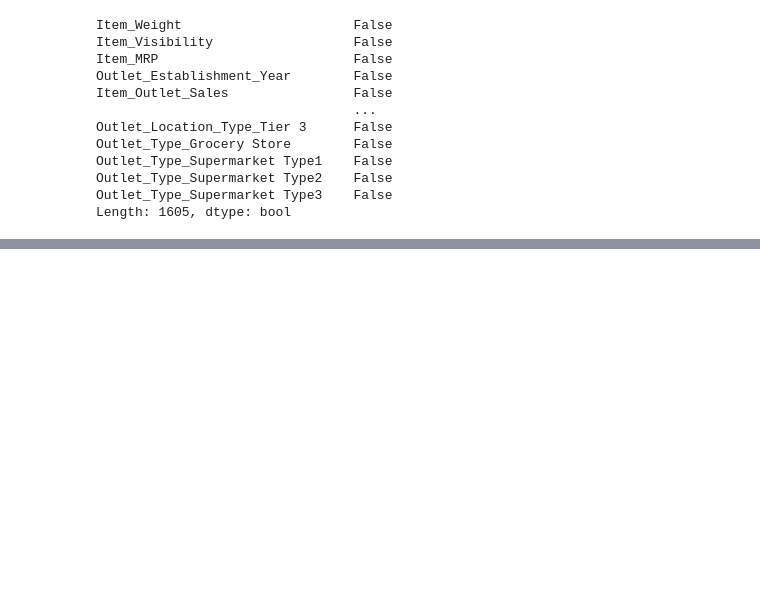
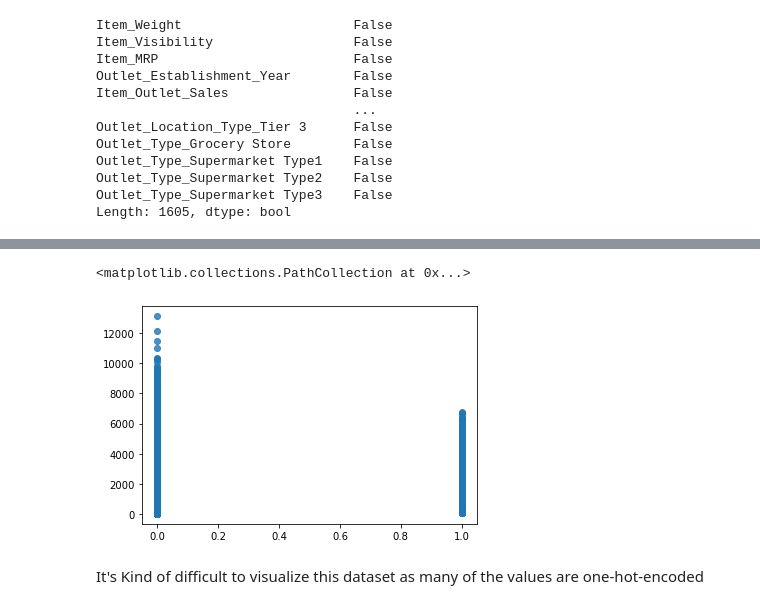
Before and after one commit to BrightonMboya/Machine-Learning-projects, a Jupyter notebook: Big_Mart_prediction/big_mart_predictions.ipynb, the cells around one changed output, grey strips where cells are left out. Cells and saved outputs as stored; diff of their text form; code cells hidden in the pictures; blank space fills up the shorter version.

```diff
--- a/Big_Mart_prediction/big_mart_predictions.ipynb
+++ b/Big_Mart_prediction/big_mart_predictions.ipynb
@@ -110,0 +162,7 @@ Length: 1605, dtype: bool
+# %%
+plt.scatter(x= data_enc['Outlet_Type_Supermarket Type2'], y= data_enc['Item_Outlet_Sales'], alpha= 0.8)
+# %% [output]
+<matplotlib.collections.PathCollection at 0x...>
+[figure, added]
+# %% [markdown]
+It's Kind of difficult to visualize this dataset as many of the values are one-hot-encoded
```
Also changed, not shown: parts of 6 cells of this notebook.
